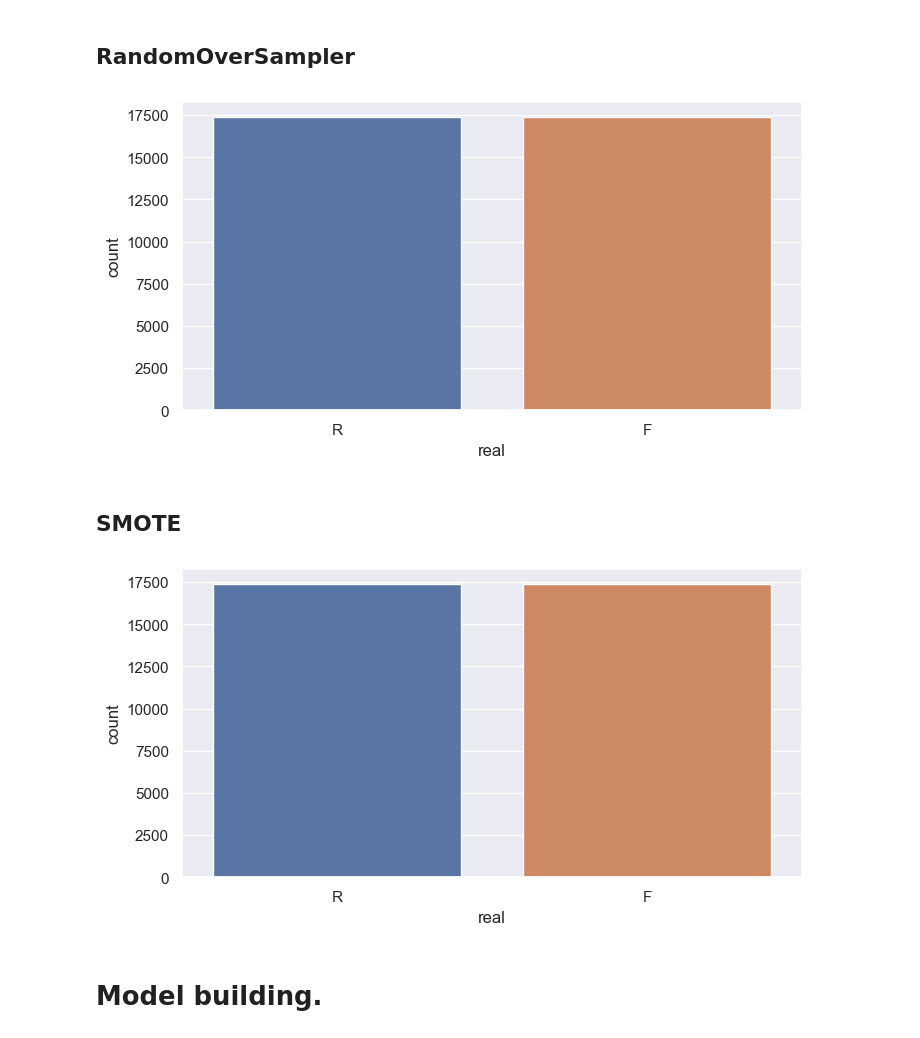
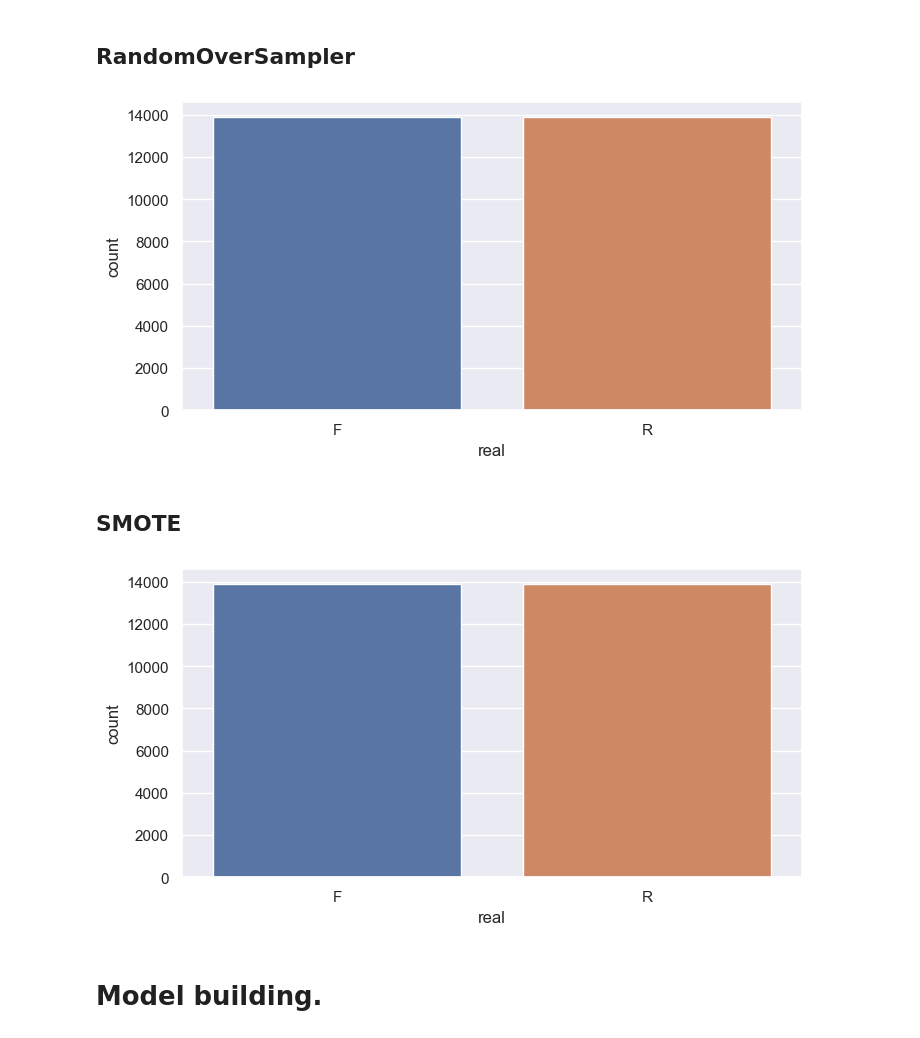
Before and after one commit to pinilDissanayaka/Fake_News_Detection, a Jupyter notebook: Notebook/Detection.ipynb, the cells around one changed output. Cells and saved outputs as stored; diff of their text form; code cells hidden in the pictures.

```diff
--- a/Notebook/Detection.ipynb
+++ b/Notebook/Detection.ipynb
@@ -214,3 +218,5 @@ print(x)
   (23058, 2778) 0.27335507241049045
   (23058, 1617) 0.4432916635667414
   (23058, 1172) 0.18257941270673403
+# %%
+x_train, x_test, y_train, y_test = train_test_split(x, y, train_size = 0.8, random_state = 24)
@@ -242,14 +266,14 @@ plt.show()
 ## RandomOverSampler
 # %%
 ros = RandomOverSampler()
-x_ros, y_ros = ros.fit_resample(x, y)
+x_train_ros, y_train_ros = ros.fit_resample(x_train, y_train)
 # %%
 sns.set()
 plt.figure(figsize = (8, 4))
-sns.countplot(x = y_ros)
+sns.countplot(x = y_train_ros)
 plt.show()
 # %% [output]
-[figure, old version]
+[figure, new version]
 # %% [markdown]
 ## SMOTE
 # %%
@@ -258,10 +282,10 @@ x_sm, y_sm = sm.fit_resample(x, y)
 # %%
 sns.set()
 plt.figure(figsize = (8, 4))
-sns.countplot(x = y_sm)
+sns.countplot(x = y_train_sm)
 plt.show()
 # %% [output]
-[figure, old version]
+[figure, new version]
 # %% [markdown]
 # Model building.
 # %%
```
Also changed, not shown: parts of 10 cells of this notebook.
